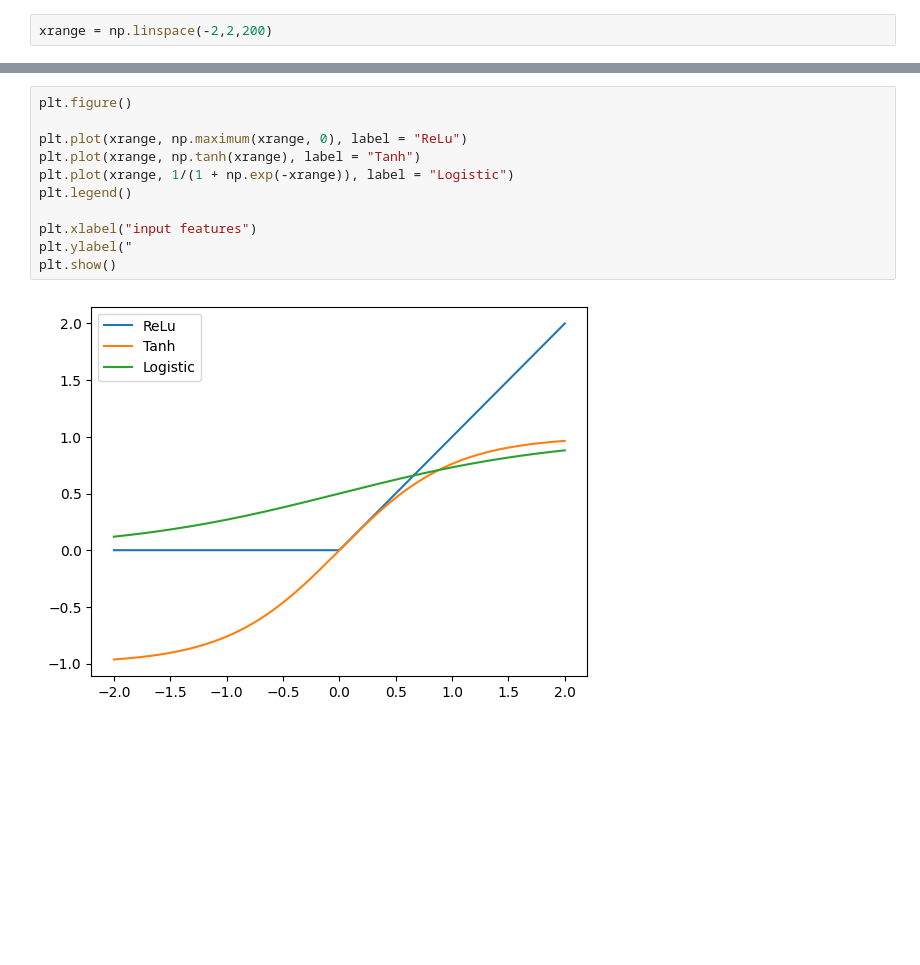
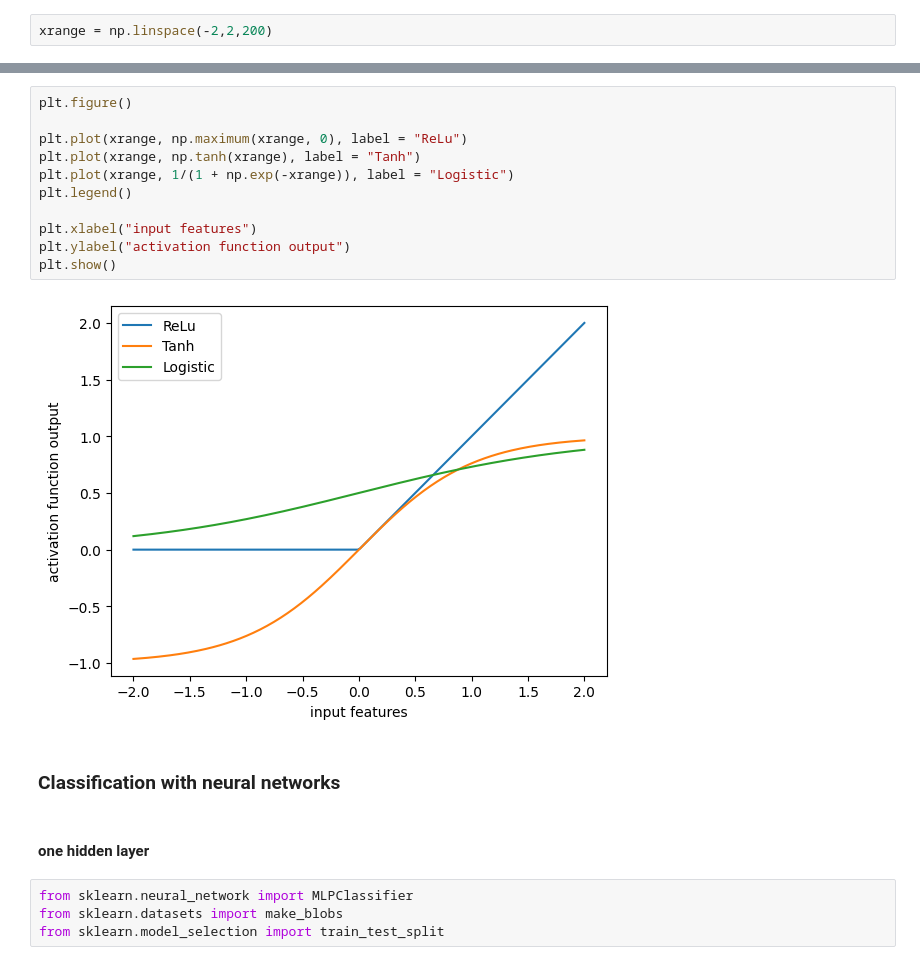
Before and after one commit to Kulekule2003/ML-notebooks, a Jupyter notebook: Supervised learning.ipynb, the cells around one changed output, grey strips where cells are left out. Saved outputs shown, nothing was run; the diff lists cells and outputs as text; blank space fills up the shorter version.

```diff
--- a/Supervised learning.ipynb
+++ b/Supervised learning.ipynb
@@ -194,13 +194,21 @@ array([-2.        , -1.9798995 , -1.95979899, -1.93969849, -1.91959799,
 # %%
 plt.figure()
 
 plt.plot(xrange, np.maximum(xrange, 0), label = "ReLu")
 plt.plot(xrange, np.tanh(xrange), label = "Tanh")
 plt.plot(xrange, 1/(1 + np.exp(-xrange)), label = "Logistic")
 plt.legend()
 
 plt.xlabel("input features")
-plt.ylabel("
+plt.ylabel("activation function output")
 plt.show()
 # %% [output]
-[figure, old version]
+[figure, new version]
+# %% [markdown]
+### Classification with neural networks
+# %% [markdown]
+#### one hidden layer
+# %%
+from sklearn.neural_network import MLPClassifier
+from sklearn.datasets import make_blobs
+from sklearn.model_selection import train_test_split
```
Also changed, not shown: parts of 6 cells of this notebook.
